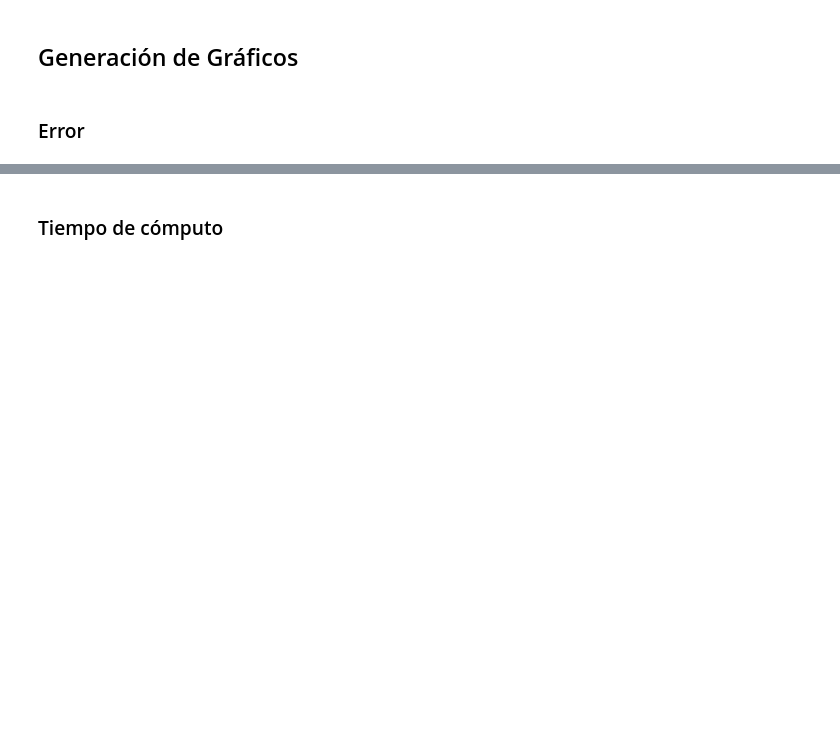
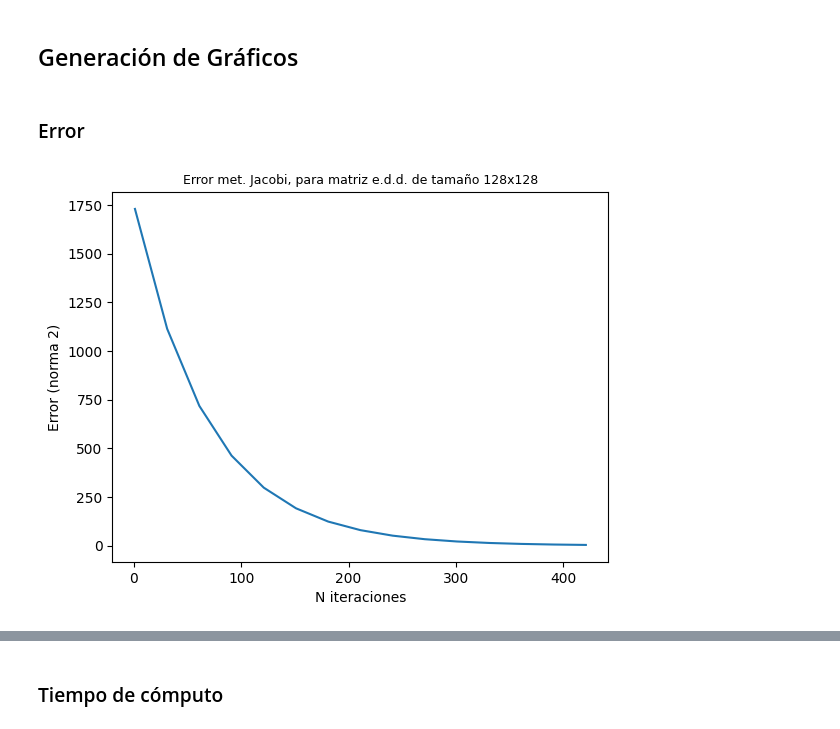
Before and after one commit to aleeperezz16/metnum-tp3, a Jupyter notebook: notebook/experimentacion.ipynb, the cells around one changed output, grey strips where cells are left out. Drawn from its saved outputs; the diff is of its cells as text; code cells hidden in the pictures; blank space fills up the shorter version.

```diff
--- a/notebook/experimentacion.ipynb
+++ b/notebook/experimentacion.ipynb
@@ -115,3 +107,6 @@ cargar_soluciones("grande", xs_grande)
+# %%
+xs = []
+cargar_soluciones(xs)
 # %% [markdown]
 ## Cargar soluciones métodos
 # %%
@@ -156,0 +296,14 @@ guardar_tiempos(tiempos_gs, "lu")
+# %%
+tam = 128
+tipo = "edd"
+errs = errores_jacobi[f"{tipo}"][f"{tam}"]
+
+its = range(1,max_iter + 1,step)
+
+plt.plot(its, errs)
+plt.xlabel("N iteraciones")
+plt.ylabel("Error (norma 2)")
+plt.title(f"Error met. Jacobi, para matriz e.d.d. de tamaño {tam}x{tam}",fontsize = 9)
+plt.show()
+# %% [output]
+[figure, added]
```
Also changed, not shown: parts of 15 cells of this notebook.
